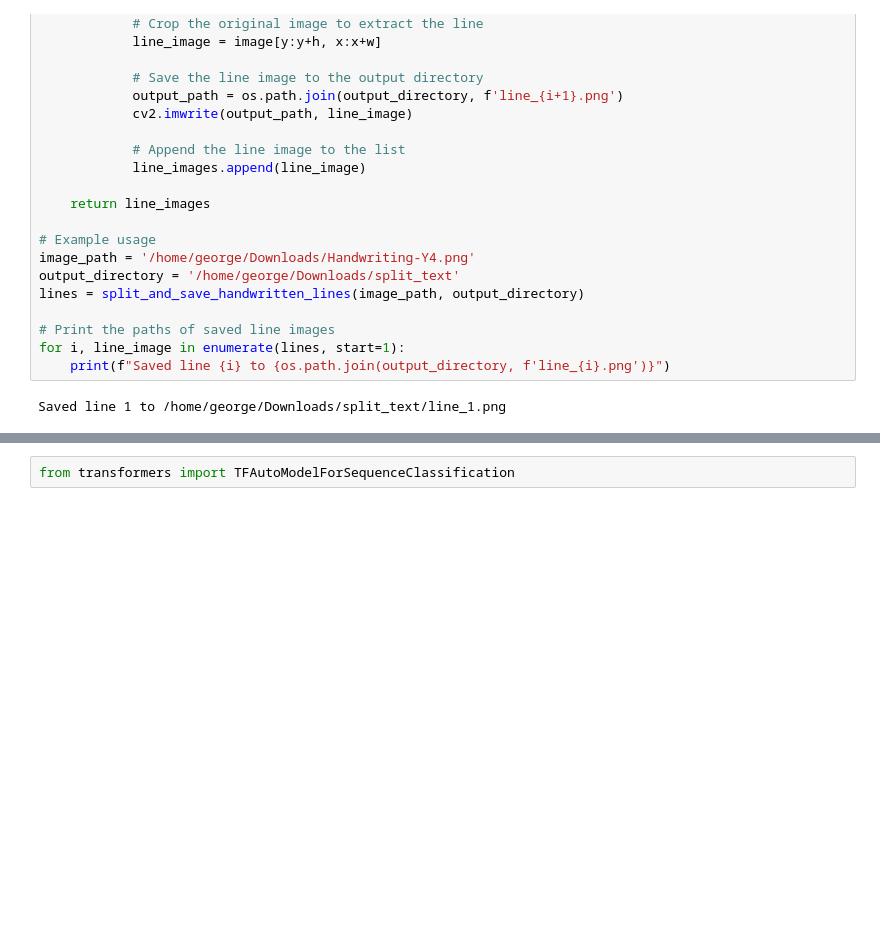
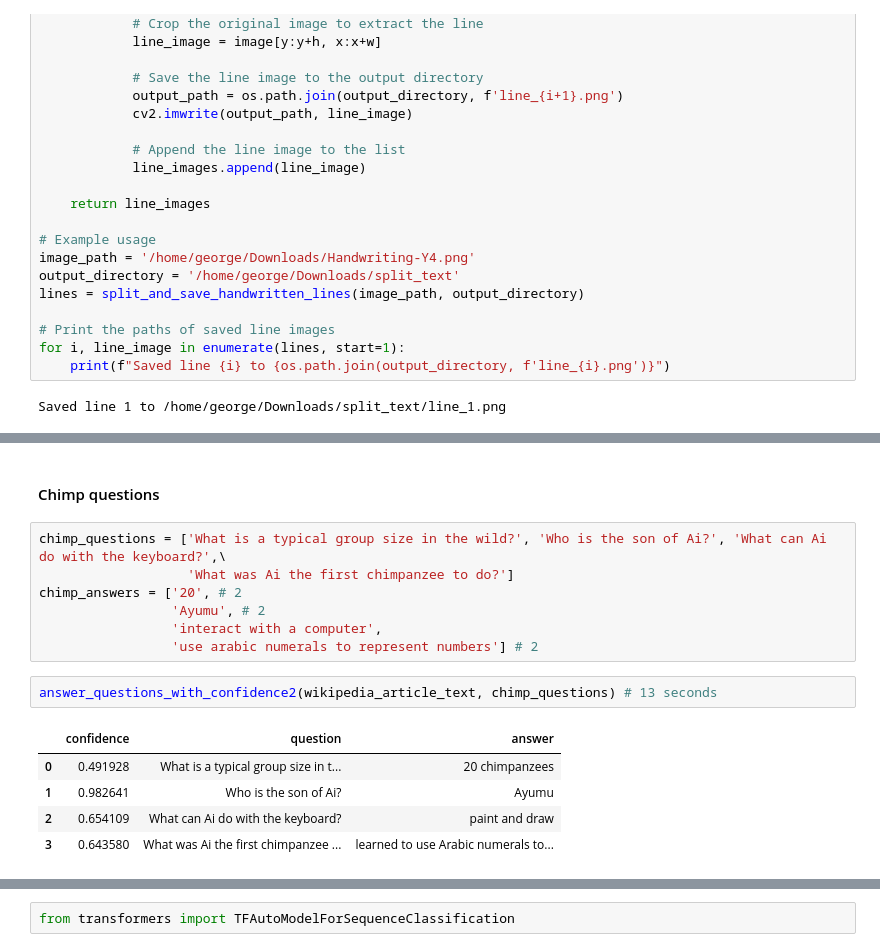
Before and after one commit to sjacob-07/quizachu, a Jupyter notebook: notebooks/GRDWilliams_answer_questions.ipynb, the cells around one changed output, grey strips where cells are left out. Cells and saved outputs as stored; diff of their text form; blank space fills up the shorter version.

```diff
--- a/notebooks/GRDWilliams_answer_questions.ipynb
+++ b/notebooks/GRDWilliams_answer_questions.ipynb
@@ -428,0 +584,17 @@ Saved line 1 to /home/george/Downloads/split_text/line_1.png
+# %% [markdown]
+#### Chimp questions
+# %%
+chimp_questions = ['What is a typical group size in the wild?', 'Who is the son of Ai?', 'What can Ai do with the keyboard?',\
+                   'What was Ai the first chimpanzee to do?']
+chimp_answers = ['20', # 2
+                 'Ayumu', # 2
+                 'interact with a computer',
+                 'use arabic numerals to represent numbers'] # 2
+# %%
+answer_questions_with_confidence2(wikipedia_article_text, chimp_questions) # 13 seconds
+# %% [output]
+|  | confidence | question | answer |
+| 0 | 0.491928 | What is a typical group size in t... | 20 chimpanzees |
+| 1 | 0.982641 | Who is the son of Ai? | Ayumu |
+| 2 | 0.654109 | What can Ai do with the keyboard? | paint and draw |
+| 3 | 0.643580 | What was Ai the first chimpanzee ... | learned to use Arabic numerals to... |
```
Also changed, not shown: parts of 66 cells of this notebook.
